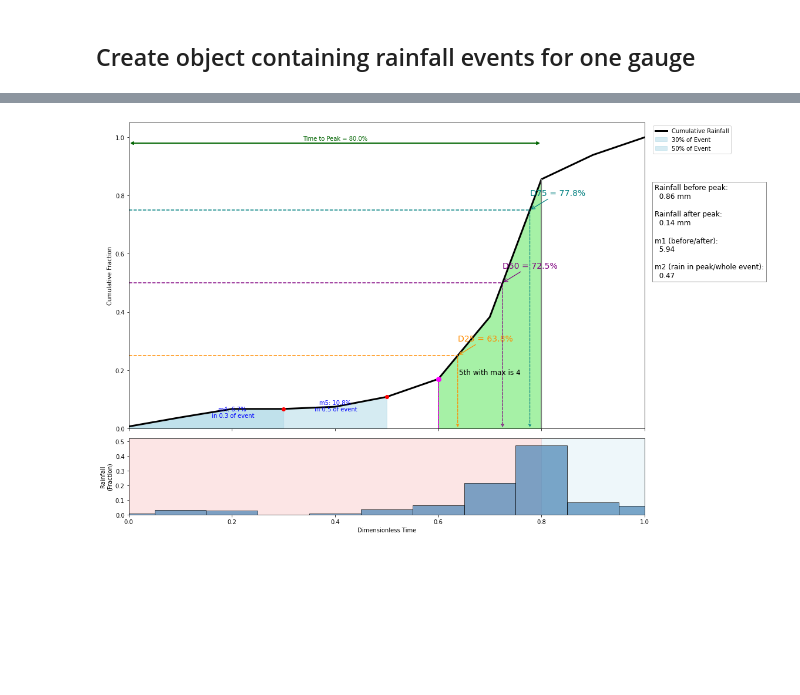
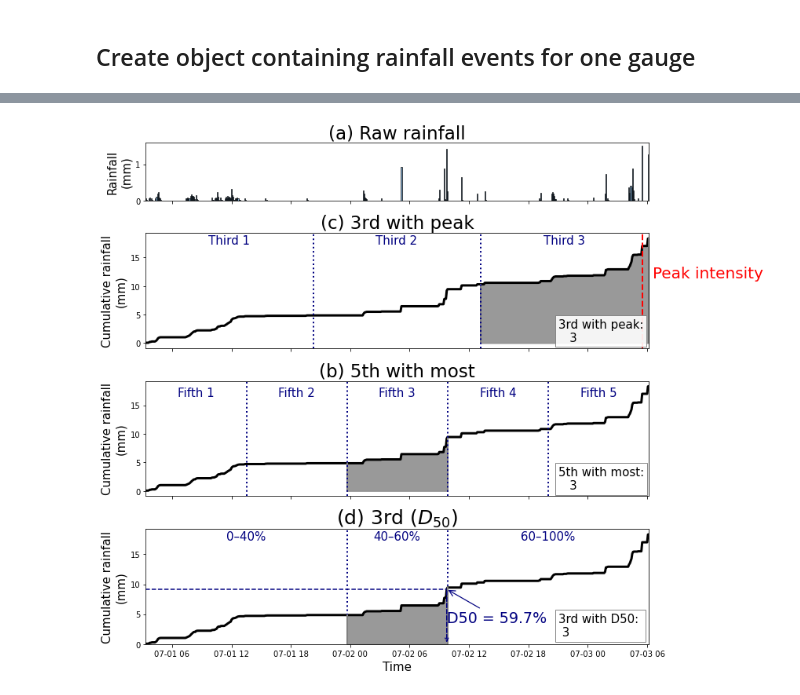
Before and after one commit to masher92/MetricEvaluation, a Jupyter notebook: PlotsForPaper/PlotMetrics.ipynb, the cells around one changed output, grey strips where cells are left out. Drawn from its saved outputs; the diff is of its cells as text; code cells hidden in the pictures; blank space fills up the shorter version.

```diff
--- a/PlotsForPaper/PlotMetrics.ipynb
+++ b/PlotsForPaper/PlotMetrics.ipynb
@@ -19,8 +50,8 @@ from PlottingFunctions import *
 ## Create object containing rainfall events for one gauge
 # %%
 all_events =[]
-for file in os.listdir("../DanishRainData_Outputs"):
-    df = pd.read_csv(f"../DanishRainData_Outputs/{file}")
+for file in os.listdir("../../DanishRainData_Outputs/5mins/"):
+    df = pd.read_csv(f"../../DanishRainData_Outputs/5mins/{file}")
     df['event_num']=range(0, len(df))
     all_events.append(df)
 all_events_df = pd.concat(all_events)
@@ -42,7 +57,0 @@ plot_mass_curve_dual(event, this_event_df, '', 'Figures/thisfig.jpg')
-# %%
-file = open(f'/nfs/a319/gy17m2a/MetricEvaluation/DanishRainDataPickles/{gauge_id}_precip_minute.csv.pkl','rb')
-object_file = pickle.load(file)
-event = object_file.DMCs[event_id]
-plot_mass_curve_dual(event, this_event_df, '_DMC_10', 'Figures/thisfig.jpg')
-# %% [output]
-[figure, removed]
@@ -48,0 +299,16 @@ plot_mass_curve_dual(event, this_event_df, '_DMC_10', 'Figures/thisfig.jpg')
+# %%
+event_id = 18
+gauge_id = 598120
+
+file = open(f'/nfs/a319/gy17m2a/Metrics/DanishRainDataPickles/{gauge_id}_precip_minute.csv.pkl','rb')
+object_file = pickle.load(file)
+
+this_gauge_df = all_events_df[all_events_df['gauge_num']==gauge_id]
+this_event_df = this_gauge_df[this_gauge_df['event_num']==event_id]
+this_event_df.reset_index(inplace=True, drop=True)
+
+event = object_file.raw_events[event_id]
+event["precipitation (mm/min)"][-9] = 1.51
+plot_classification_metrics(event, this_event_df, '', '../Figures/metrics_1.png')
+# %% [output]
+[figure, added]
```
Also changed, not shown: parts of 8 cells of this notebook, 3 other files.
